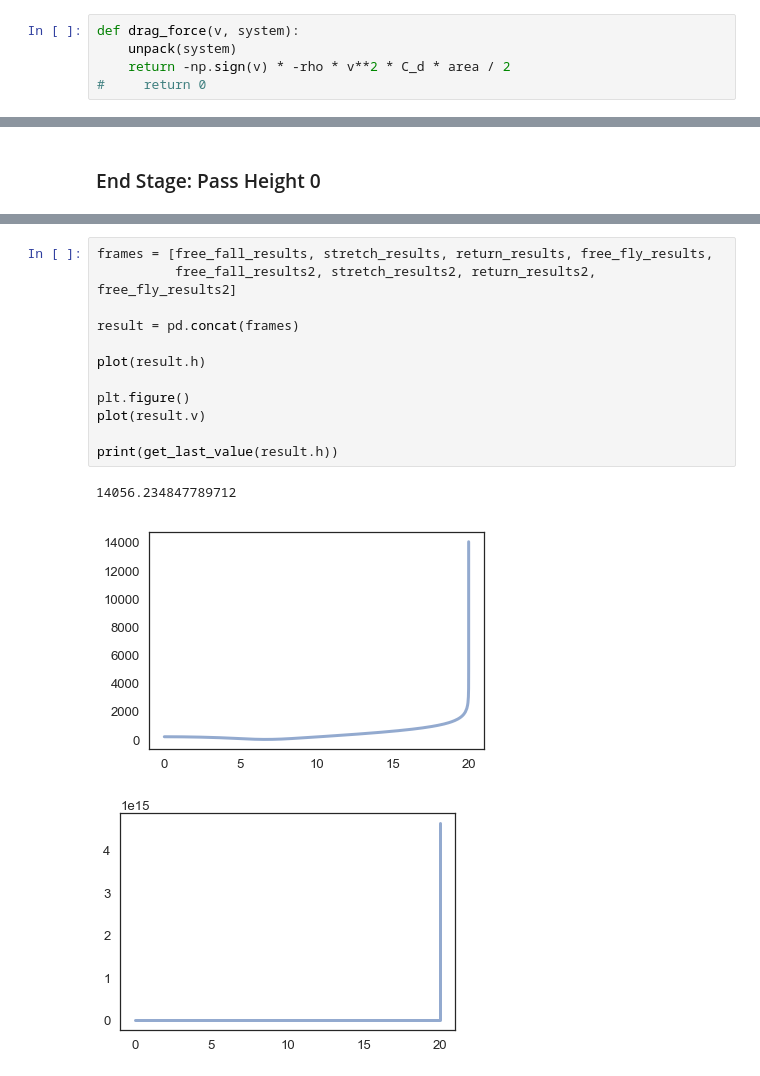
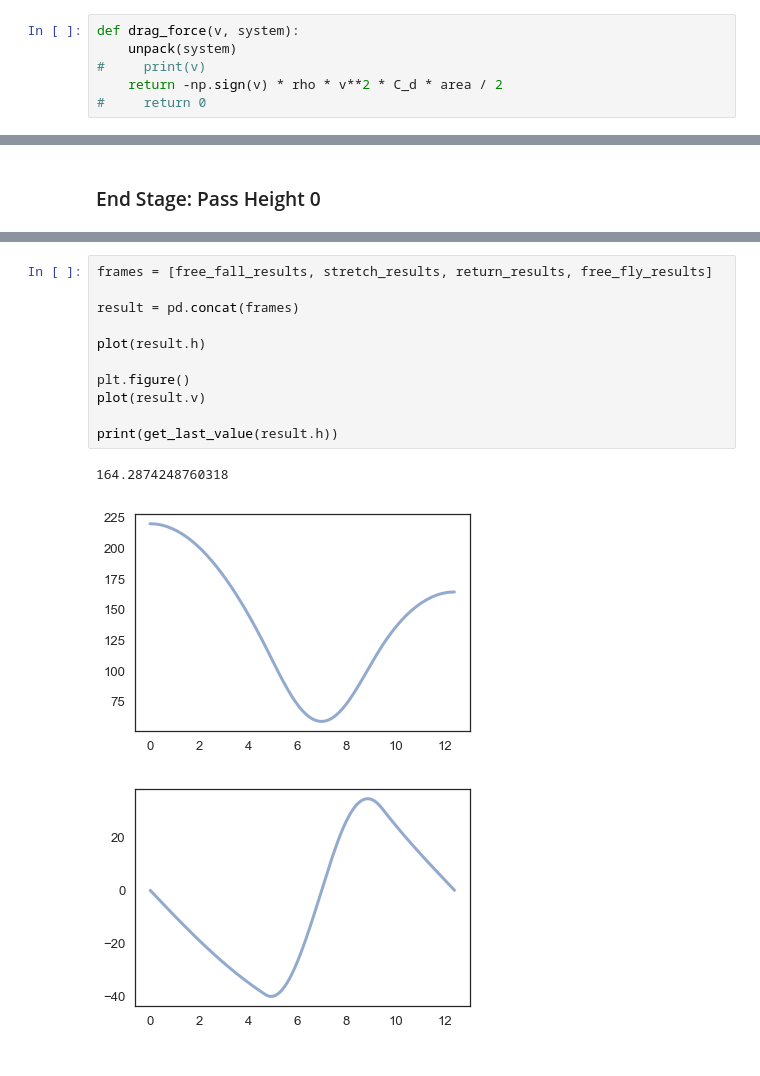
Before and after one commit to nightengail/Modsim-Project-3, a Jupyter notebook: Bungee Jumping Drop_ Modsim Project 3.ipynb, the cells around one changed output, grey strips where cells are left out. Saved outputs shown, nothing was run; the diff lists cells and outputs as text.

```diff
--- a/Bungee Jumping Drop_ Modsim Project 3.ipynb
+++ b/Bungee Jumping Drop_ Modsim Project 3.ipynb
@@ -66,7 +66,8 @@ def make_system(params):
 # %%
 def drag_force(v, system):
     unpack(system)
-    return -np.sign(v) * -rho * v**2 * C_d * area / 2
+#     print(v)
+    return -np.sign(v) * rho * v**2 * C_d * area / 2
 #     return 0
 # %%
 def whip_force(system, state):
@@ -335,16 +294,15 @@ f_grav:  -607.6 kilogram * meter / second ** 2
 # %%
-frames = [free_fall_results, stretch_results, return_results, free_fly_results,
-          free_fall_results2, stretch_results2, return_results2, free_fly_results2]
+frames = [free_fall_results, stretch_results, return_results, free_fly_results]
 
 result = pd.concat(frames)
 
 plot(result.h)
 
 plt.figure()
 plot(result.v)
 
 print(get_last_value(result.h))
 # %% [output]
-14056.234847789712
+164.2874248760318
-[figure, old version]
+[figure, new version]
-[figure, old version]
+[figure, new version]
```
Also changed, not shown: parts of 5 cells of this notebook.
